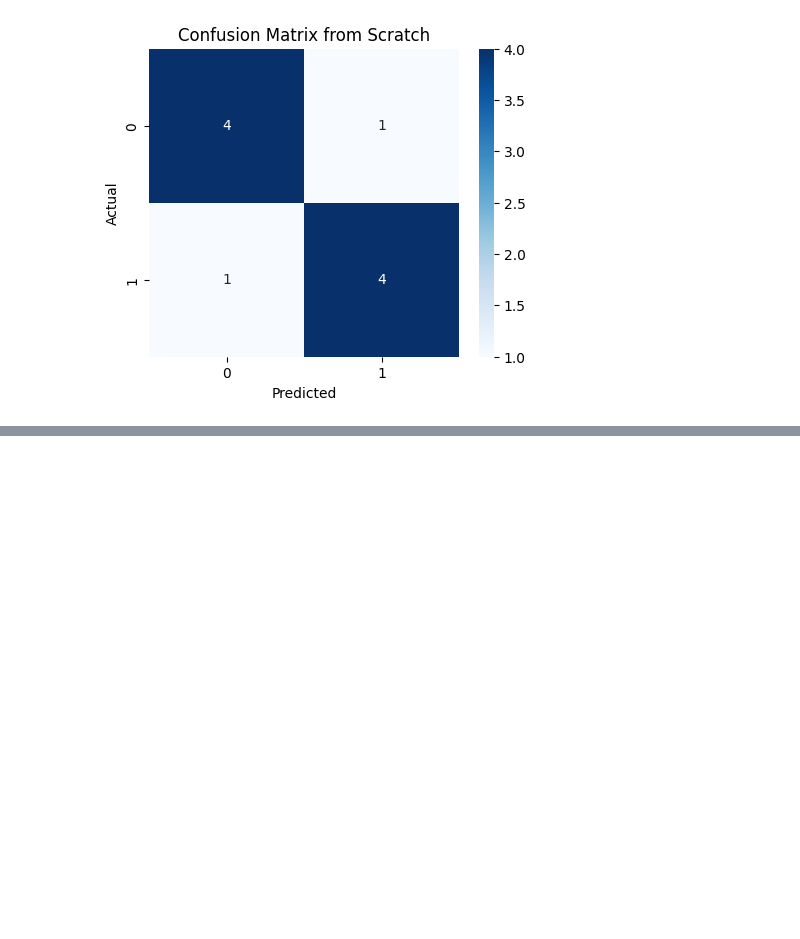
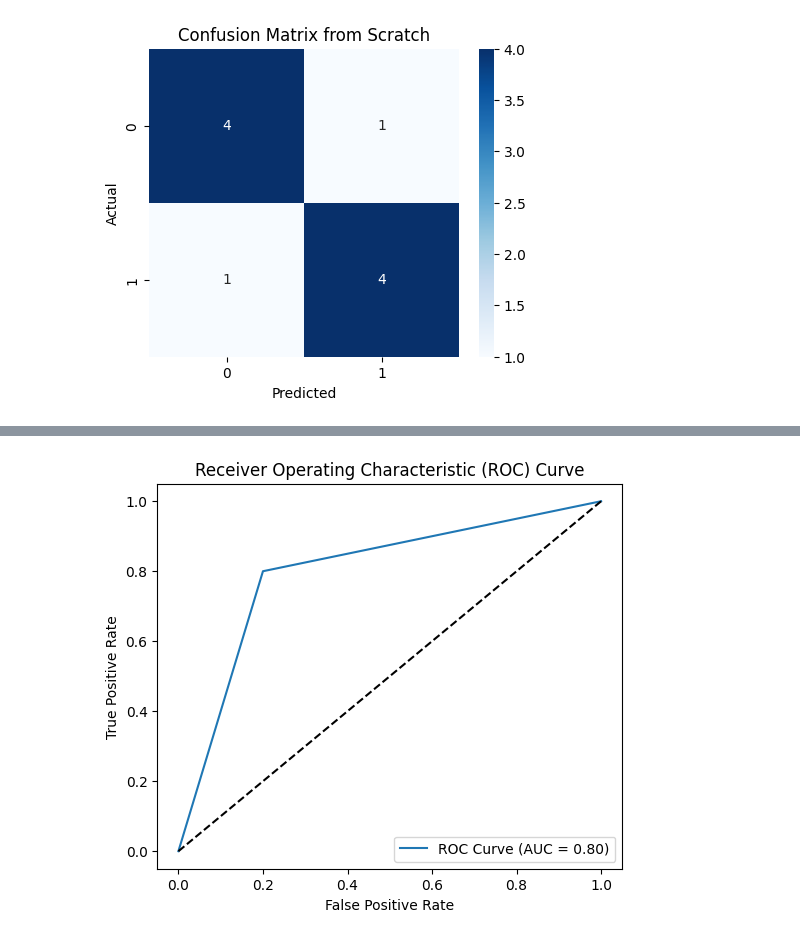
Before and after one commit to rahul8879/rbyte_ai_engineering, a Jupyter notebook: Machine_learning/02_performance_matrix.ipynb, the cells around one changed output, grey strips where cells are left out. Drawn from its saved outputs; the diff is of its cells as text; code cells hidden in the pictures; blank space fills up the shorter version.

```diff
--- a/Machine_learning/02_performance_matrix.ipynb
+++ b/Machine_learning/02_performance_matrix.ipynb
@@ -54,0 +83,14 @@ plt.show()
+# %%
+from sklearn.metrics import roc_curve,roc_auc_score
+# ROC curve
+fpr,tpr,thresholds = roc_curve(y_true,y_pred)
+plt.figure(figsize=(6,5))
+plt.plot(fpr,tpr,label='ROC Curve (AUC = %0.2f)' % roc_auc_score(y_true,y_pred))
+plt.plot([0,1],[0,1],'k--')
+plt.xlabel('False Positive Rate')
+plt.ylabel('True Positive Rate')
+plt.title('Receiver Operating Characteristic (ROC) Curve')
+plt.legend(loc='lower right')
+plt.show()
+# %% [output]
+[figure, added]
```
Also changed, not shown: parts of 3 cells of this notebook.
